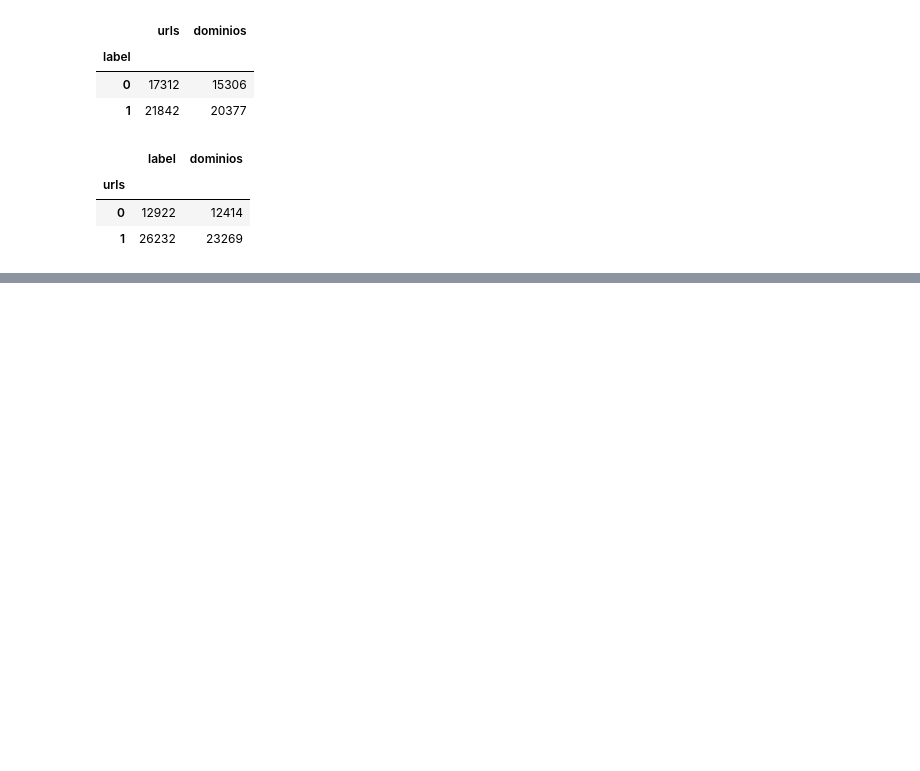
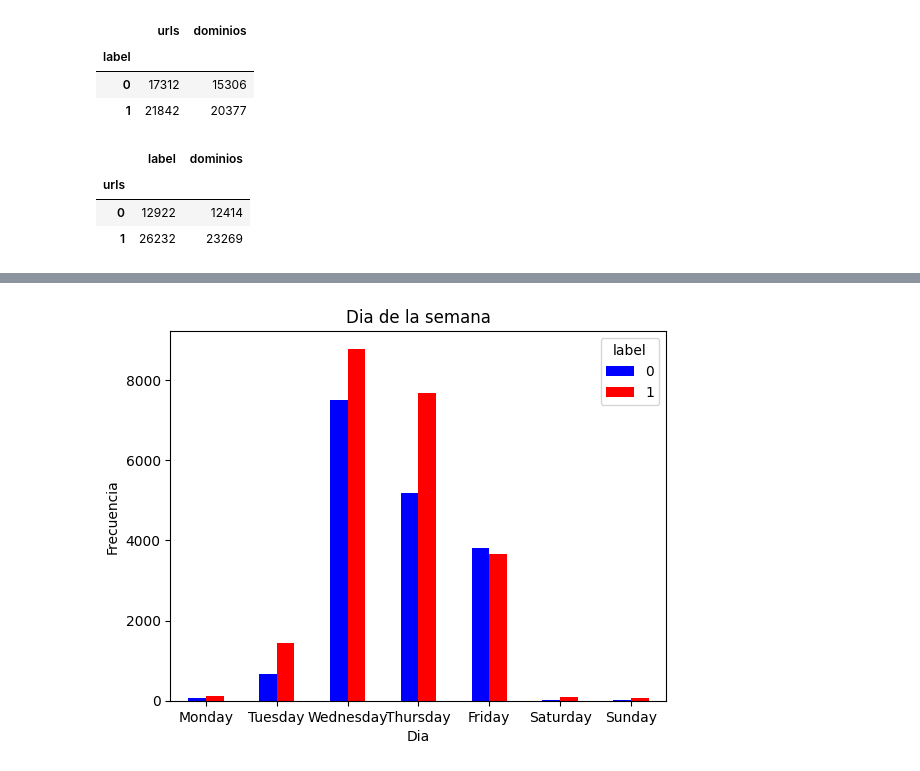
Before and after one commit to Marcoale123/Analisis-y-Clasificacion-Inteligente-de-Phishing, a Jupyter notebook: EDA.ipynb, the cells around one changed output, grey strips where cells are left out. Cells and saved outputs as stored; diff of their text form; code cells hidden in the pictures; blank space fills up the shorter version.

```diff
--- a/EDA.ipynb
+++ b/EDA.ipynb
@@ -119,4 +135,4 @@ df.loc[df['urls'].isin([0, 1])].groupby('urls').agg({'label':'count','dominios':
 # %%
-df['date'] = pd.to_datetime(df['date'], format='%a, %d %b %Y %H:%M:%S %z', errors='coerce')
-df
+df['date'] = pd.to_datetime(df['date'], format='%a, %d %b %Y %H:%M:%S %z', errors='coerce',utc=True)
+df['date']
 # %% [output]
@@ -135,0 +151,6 @@ df
+# %%
+df['dia'] = df['date'].dt.strftime('%A')
+# %%
+dias = ['Monday', 'Tuesday', 'Wednesday', 'Thursday', 'Friday', 'Saturday', 'Sunday']
+dia_semana = df.groupby('dia')['label'].value_counts().unstack().reindex(dias)
+dia_semana
@@ -135,0 +167,12 @@ df
+# %%
+# Que dia de la semana se envian mas correos phising o legitmos
+
+dia_semana.plot(kind='bar', color=['blue', 'red'])
+plt.title('Dia de la semana')
+plt.xlabel('Dia')
+plt.ylabel('Frecuencia')
+plt.xticks(rotation=0)
+
+plt.show()
+# %% [output]
+[figure, added]
```
Also changed, not shown: parts of 17 cells of this notebook.
